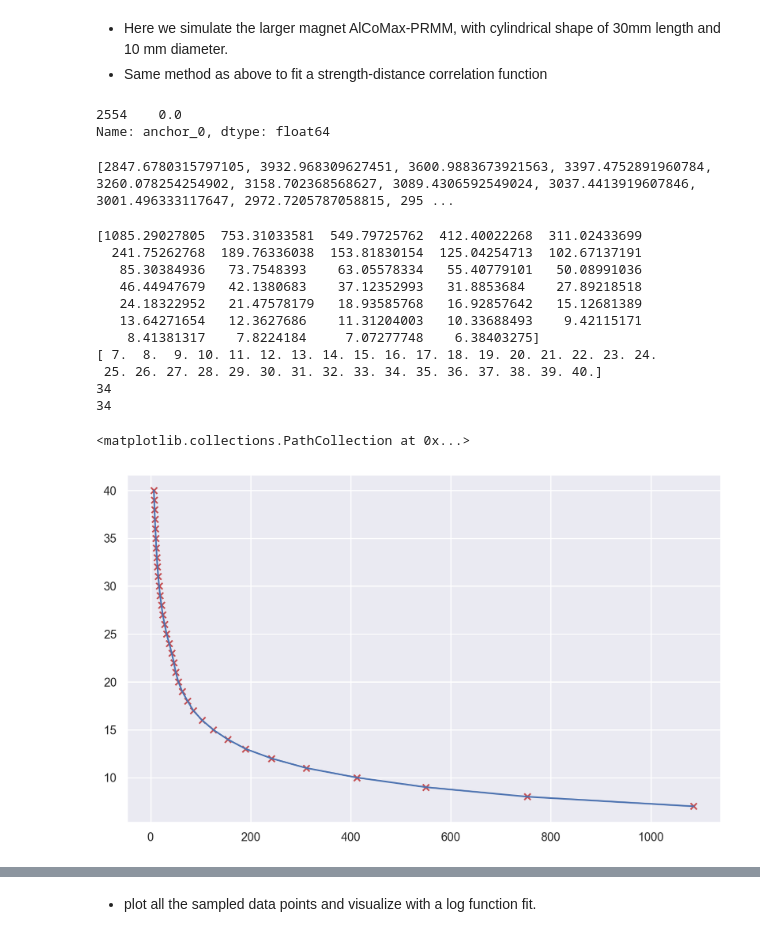
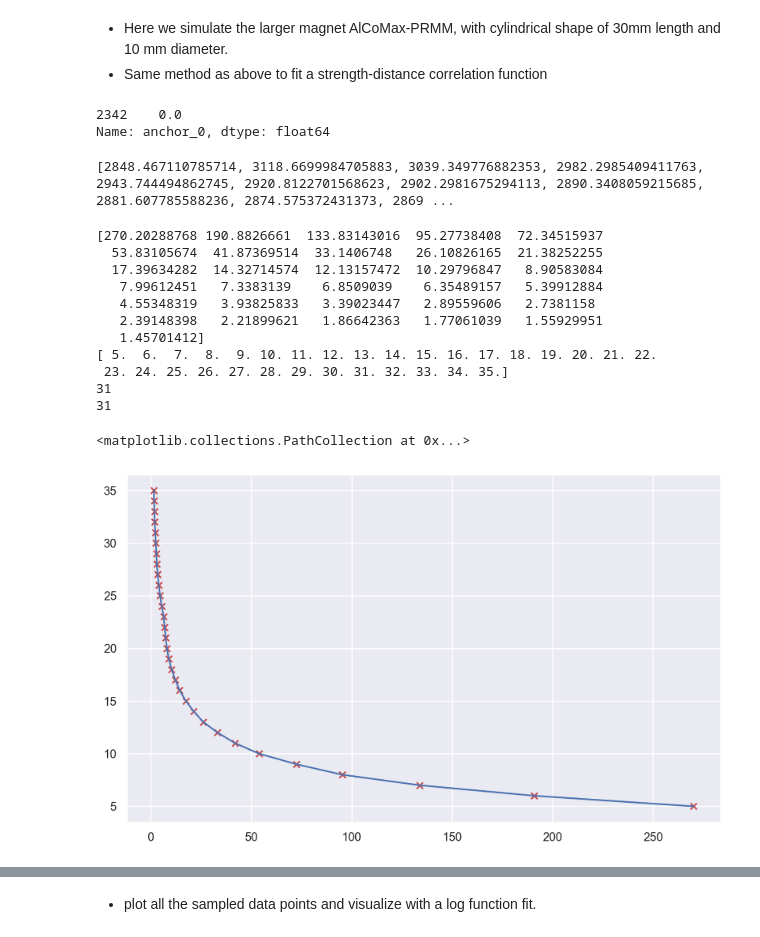
Before and after one commit to CodyWangYaohui/EcoMAT, a Jupyter notebook: data_analysis/multi-lateration-for-magnet-localisation.ipynb, the cells around one changed output, grey strips where cells are left out. Cells and saved outputs as stored; diff of their text form; code cells hidden in the pictures.

```diff
--- a/data_analysis/multi-lateration-for-magnet-localisation.ipynb
+++ b/data_analysis/multi-lateration-for-magnet-localisation.ipynb
@@ -46,7 +46,7 @@ y_values = np.array([
 * Same method as above to fit a strength-distance correlation function
 # %%
 import pandas as pd
-magnet_corr_data = pd.read_csv("./../data/mar-27-prlm-prm-prmm-strength-dist-corr-re-gather/mar-27-prmm-1-1.0cm-resolution-corr-regather.txt", names=["anchor_0", "anchor_1", "anchor_2", "anchor_3", "anchor_4"])["anchor_0"]
+magnet_corr_data = pd.read_csv("./../data/mar-27-prlm-prm-prmm-strength-dist-corr-re-gather/mar-27-prm-1-1.0cm-resolution-corr-regather.txt", names=["anchor_0", "anchor_1", "anchor_2", "anchor_3", "anchor_4"])["anchor_0"]
 # %%
 np.array(magnet_corr_data)
 zero_indices = np.where(magnet_corr_data == 0)[0]
@@ -56,7 +56,7 @@ len(split_arrays)
 # 33 needs to be removed
 split_arrays[-1]
 # %% [output]
-2554    0.0
+2342    0.0
 Name: anchor_0, dtype: float64
 # %%
 mean_val_array = [np.mean(split_arrays[0])]
@@ -65,33 +65,33 @@ for indx in range(1, len(split_arrays)):
         mean_val_array.append(np.mean(split_arrays[indx][20:]))
 print(mean_val_array)
 # %% [output]
-[2847.6780315797105, 3932.968309627451, 3600.9883673921563, 3397.4752891960784, 3260.078254254902, 3158.702368568627, 3089.4306592549024, 3037.4413919607846, 3001.496333117647, 2972.7205787058815, 295 ...
+[2848.467110785714, 3118.6699984705883, 3039.349776882353, 2982.2985409411763, 2943.744494862745, 2920.8122701568623, 2902.2981675294113, 2890.3408059215685, 2881.607785588236, 2874.575372431373, 2869 ...
 # %%
 strength_deltas = mean_val_array[1:-1] - mean_val_array[0]
-distances = np.linspace(7, 7+len(strength_deltas)-1, len(strength_deltas))
+distances = np.linspace(5, 5+len(strength_deltas)-1, len(strength_deltas))
 print(strength_deltas)
 print(distances)
 print(len(distances))
 print(len(strength_deltas))
 
 
 plt.figure(figsize=(10, 6), dpi=200)
 plt.plot(strength_deltas, distances,  )
 plt.scatter(strength_deltas, distances, marker="x", color="r")
 # %% [output]
-[1085.29027805  753.31033581  549.79725762  412.40022268  311.02433699
-  241.75262768  189.76336038  153.81830154  125.04254713  102.67137191
-   85.30384936   73.7548393    63.05578334   55.40779101   50.08991036
-   46.44947679   42.1380683    37.12352993   31.8853684    27.89218518
-   24.18322952   21.47578179   18.93585768   16.92857642   15.12681389
-   13.64271654   12.3627686    11.31204003   10.33688493    9.42115171
-    8.41381317    7.8224184     7.07277748    6.38403275]
-[ 7.  8.  9. 10. 11. 12. 13. 14. 15. 16. 17. 18. 19. 20. 21. 22. 23. 24.
- 25. 26. 27. 28. 29. 30. 31. 32. 33. 34. 35. 36. 37. 38. 39. 40.]
-34
-34
+[270.20288768 190.8826661  133.83143016  95.27738408  72.34515937
+  53.83105674  41.87369514  33.1406748   26.10826165  21.38252255
+  17.39634282  14.32714574  12.13157472  10.29796847   8.90583084
+   7.99612451   7.3383139    6.8509039    6.35489157   5.39912884
+   4.55348319   3.93825833   3.39023447   2.89559606   2.7381158
+   2.39148398   2.21899621   1.86642363   1.77061039   1.55929951
+   1.45701412]
+[ 5.  6.  7.  8.  9. 10. 11. 12. 13. 14. 15. 16. 17. 18. 19. 20. 21. 22.
+ 23. 24. 25. 26. 27. 28. 29. 30. 31. 32. 33. 34. 35.]
+31
+31
 <matplotlib.collections.PathCollection at 0x...>
-[figure, old version]
+[figure, new version]
 # %%
 x_values = strength_deltas
 y_values = distances
```
Also changed, not shown: parts of 5 cells of this notebook, 4 other files.
